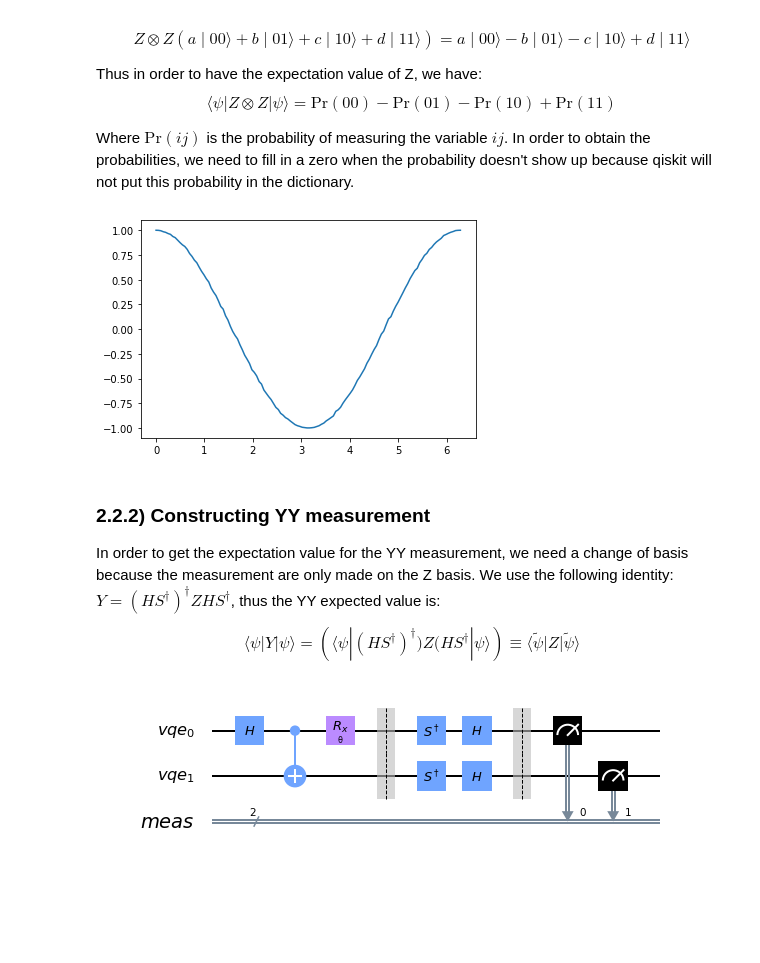
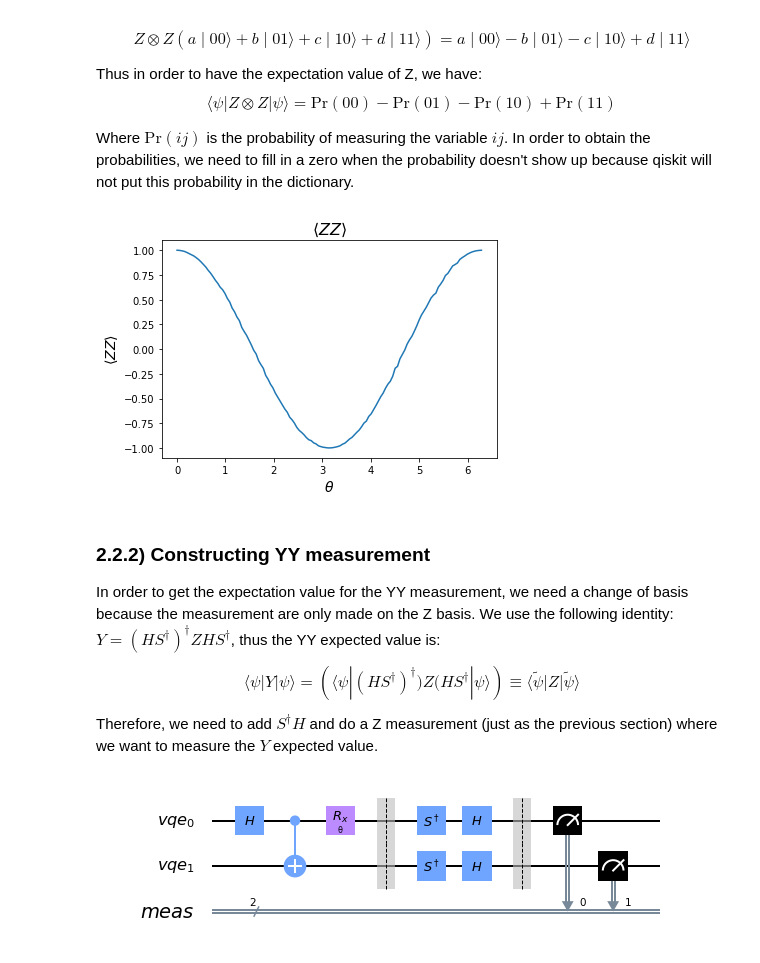
Before and after one commit to nahumsa/QOSF, a Jupyter notebook: Task 4.ipynb, the cells around one changed output. Saved outputs shown, nothing was run; the diff lists cells and outputs as text; code cells hidden in the pictures; blank space fills up the shorter version.

```diff
--- a/Task 4.ipynb
+++ b/Task 4.ipynb
@@ -148,8 +149,16 @@ After creating our Ansatz, we need to measure the expected values of our pauli v
 
 Since the standard measurements are already in the ZZ basis, we only need to copy the circuit and use the `.measure_all()` method. Below there is a example of a circuit doing the ZZ measurement.
 # %%
-def measure_zz_circuit(circuit):
-    """Measure the ZZ Component of the variational circuit."""
+def measure_zz_circuit(circuit: qiskit.QuantumCircuit):
+    """Measure the ZZ Component of the variational circuit.
+    Args:
+        circuit (qiskit.QuantumCircuit): Circuit that you want to measure the ZZ
+        Component.
+
+    Outputs:
+        zz_meas (qiskit.QuantumCircuit): Circuit with ZZ measurement.
+
+    """
     zz_meas = circuit.copy()
     zz_meas.measure_all()
     return zz_meas
@@ -223,9 +232,13 @@ def measure_zz(given_circuit: qiskit.QuantumCircuit,
 # %%
 theta_range = np.linspace(0, 2 * np.pi, 128)
 zz = measure_zz(qc, theta_range)
 plt.plot(theta_range, zz);
+plt.title(r"$\langle ZZ \rangle$", fontsize=16)
+plt.xlabel(r"$\theta$", fontsize=14)
+plt.ylabel(r"$\langle ZZ \rangle$", fontsize=14)
+plt.show()
 # %% [output]
-[figure, old version]
+[figure, new version]
 # %% [markdown]
 ### 2.2.2) Constructing YY measurement
 
@@ -234,4 +247,6 @@ In order to get the expectation value for the YY measurement, we need a change o
 $$
 \langle \psi | Y  | \psi \rangle = (\langle \psi |(H S^\dagger)^\dagger) Z  (H S^\dagger| \psi \rangle) \equiv \langle \tilde \psi | Z | \tilde \psi \rangle
 $$
+
+Therefore, we need to add $S^\dagger H$ and do a Z measurement (just as the previous section) where we want to measure the $Y$ expected value.
 # %%
```
Also changed, not shown: parts of 21 cells of this notebook.
